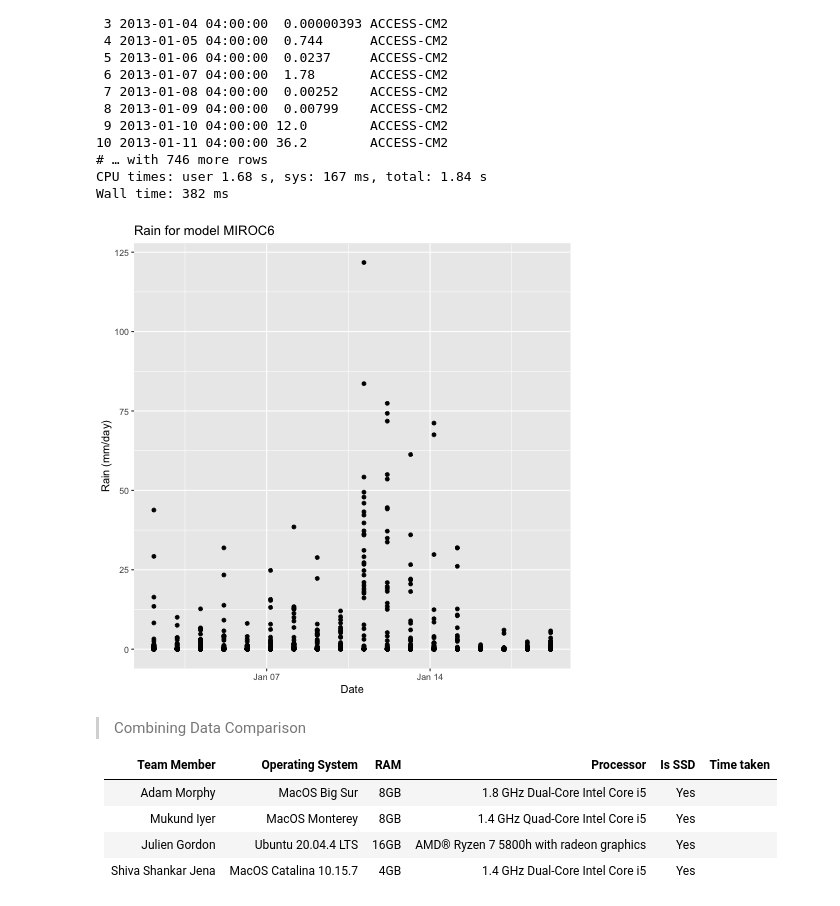
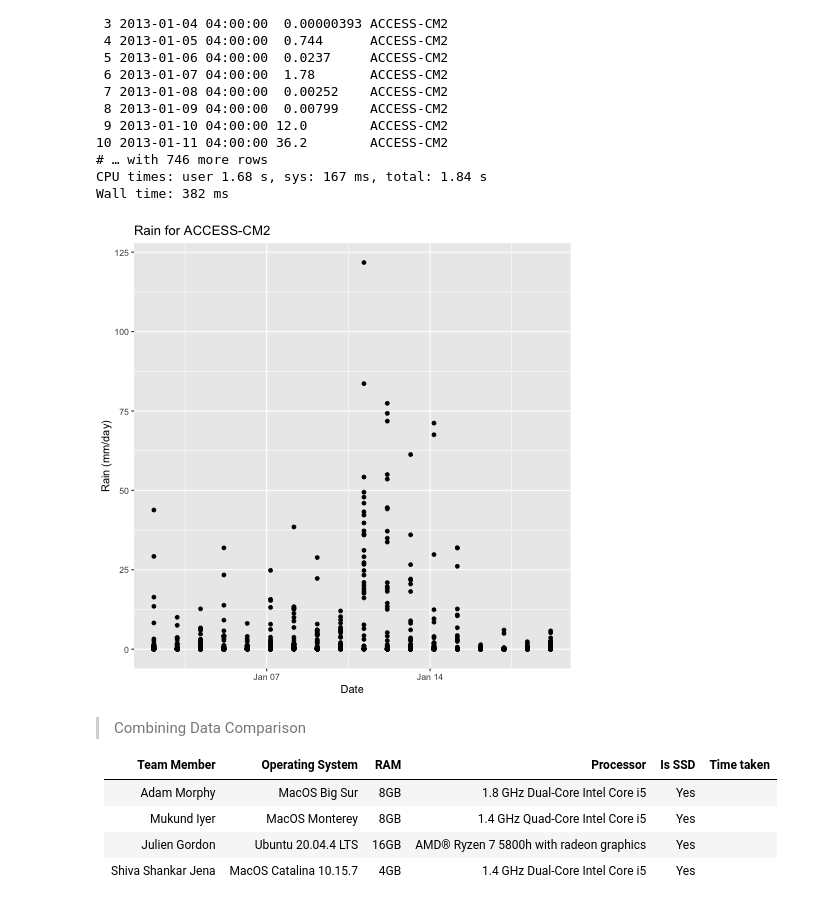
Before and after one commit to UBC-MDS/DSCI_525_Group26, a Jupyter notebook: notebooks/milestone1.ipynb, the cells around one changed output. Drawn from its saved outputs; the diff is of its cells as text; code cells hidden in the pictures.

```diff
--- a/notebooks/milestone1.ipynb
+++ b/notebooks/milestone1.ipynb
@@ -224,12 +224,12 @@ Wall time: 382 ms
 # %%
 %%R
 
 
 plot <- ggplot(result, aes(x=time, y=rain)) +
 geom_point() +
 labs(x='Date',
      y='Rain (mm/day)',
-     title = 'Rain for model MIROC6')
+     title = 'Rain for ACCESS-CM2')
 plot
 # %% [output]
-[figure, old version]
+[figure, new version]
```
Also changed, not shown: parts of 1 cell of this notebook, 1 other file.
